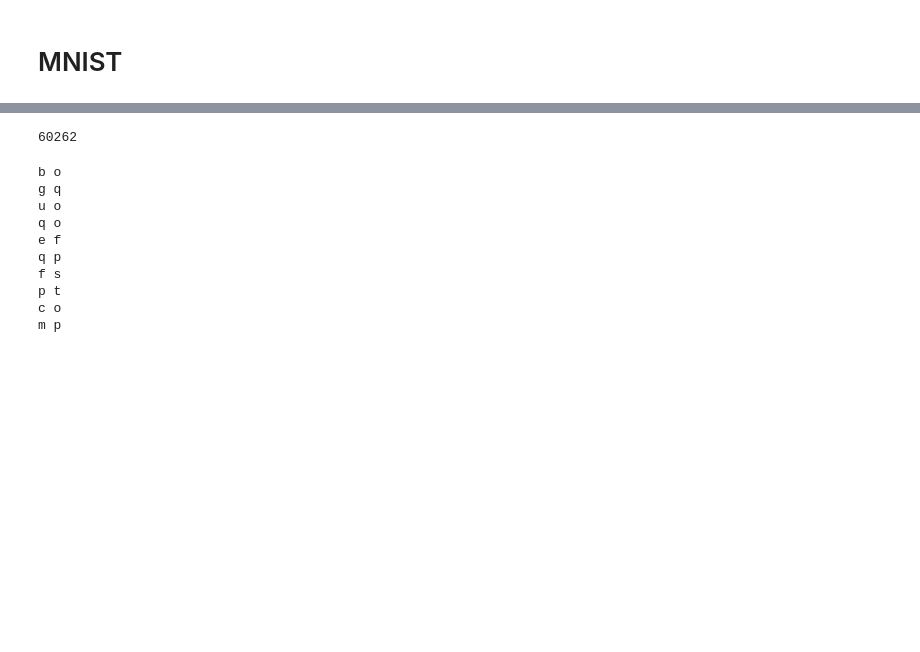
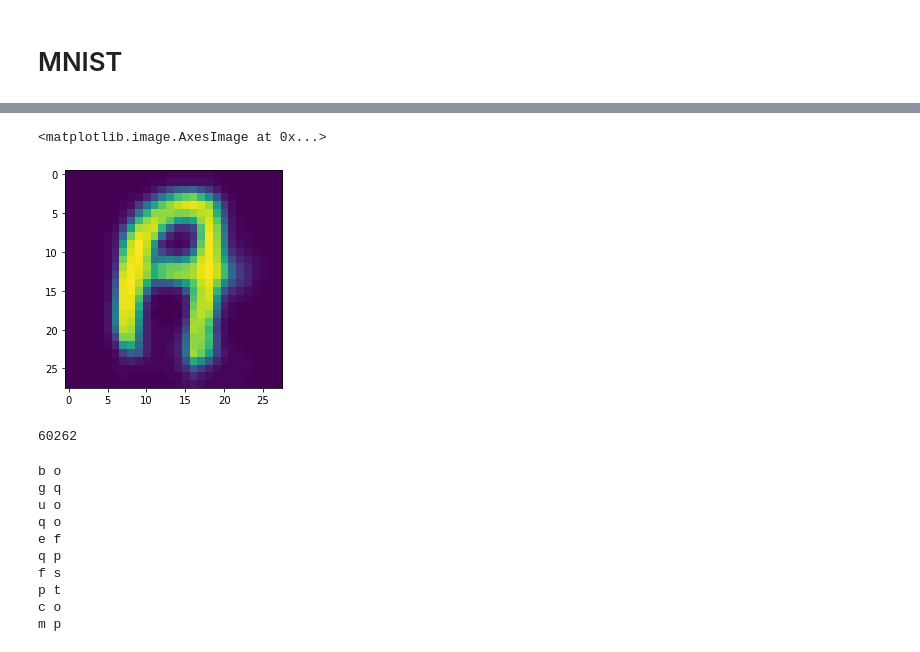
Before and after one commit to ABL-Lab/ambiguous-dataset, a Jupyter notebook: ambiguous/train/train_MNIST_final_conv.ipynb, the cells around one changed output, grey strips where cells are left out. Drawn from its saved outputs; the diff is of its cells as text; code cells hidden in the pictures; blank space fills up the shorter version.

```diff
--- a/ambiguous/train/train_MNIST_final_conv.ipynb
+++ b/ambiguous/train/train_MNIST_final_conv.ipynb
@@ -49,3 +66,8 @@ fig.savefig('triplet_aemnist.png')
+# %%
+plt.imshow(data[12][0].permute(1,2,0))
+# %% [output]
+<matplotlib.image.AxesImage at 0x...>
+[figure, added]
 # %%
 root='/network/scratch/n/nizar.islah/emnist/'
 amnist = DatasetTriplet(root, train=True)
```
Also changed, not shown: parts of 5 cells of this notebook, 5 other files.
